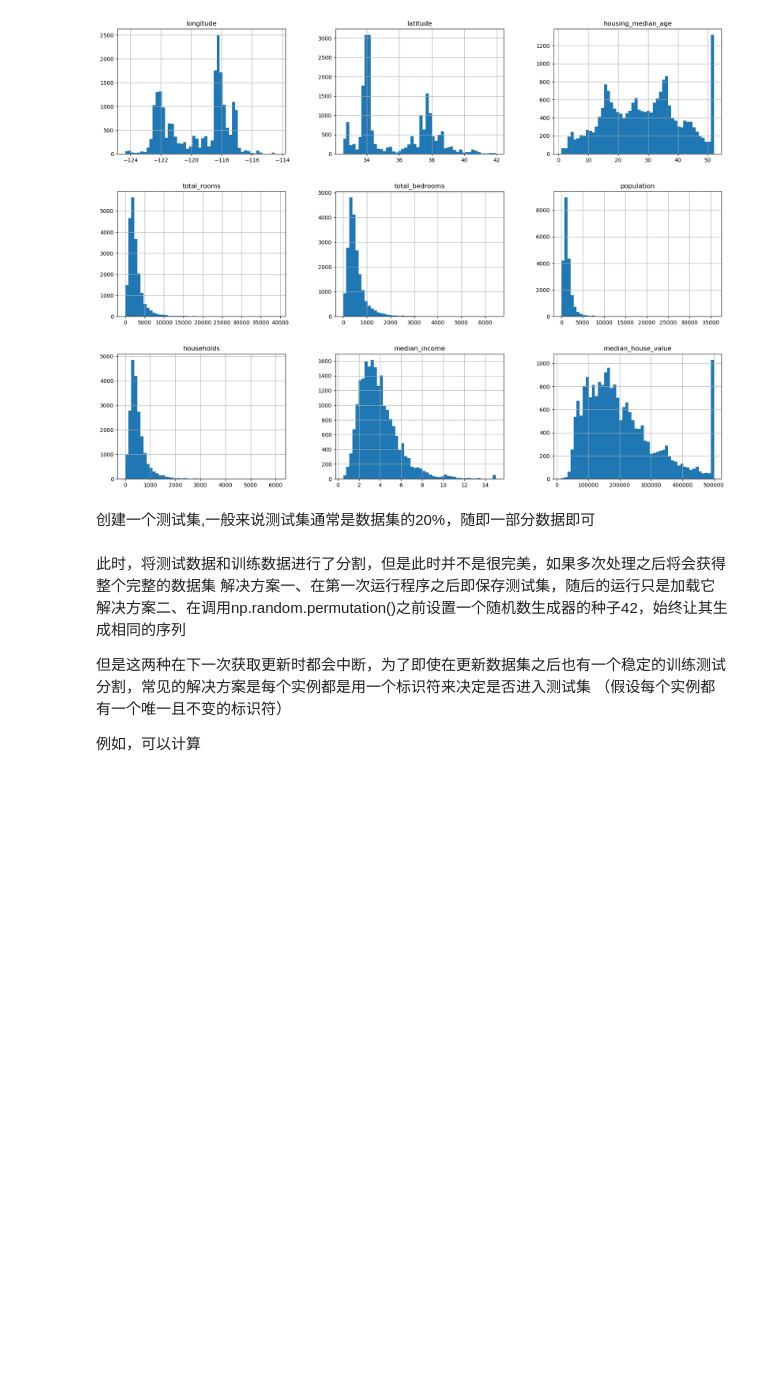
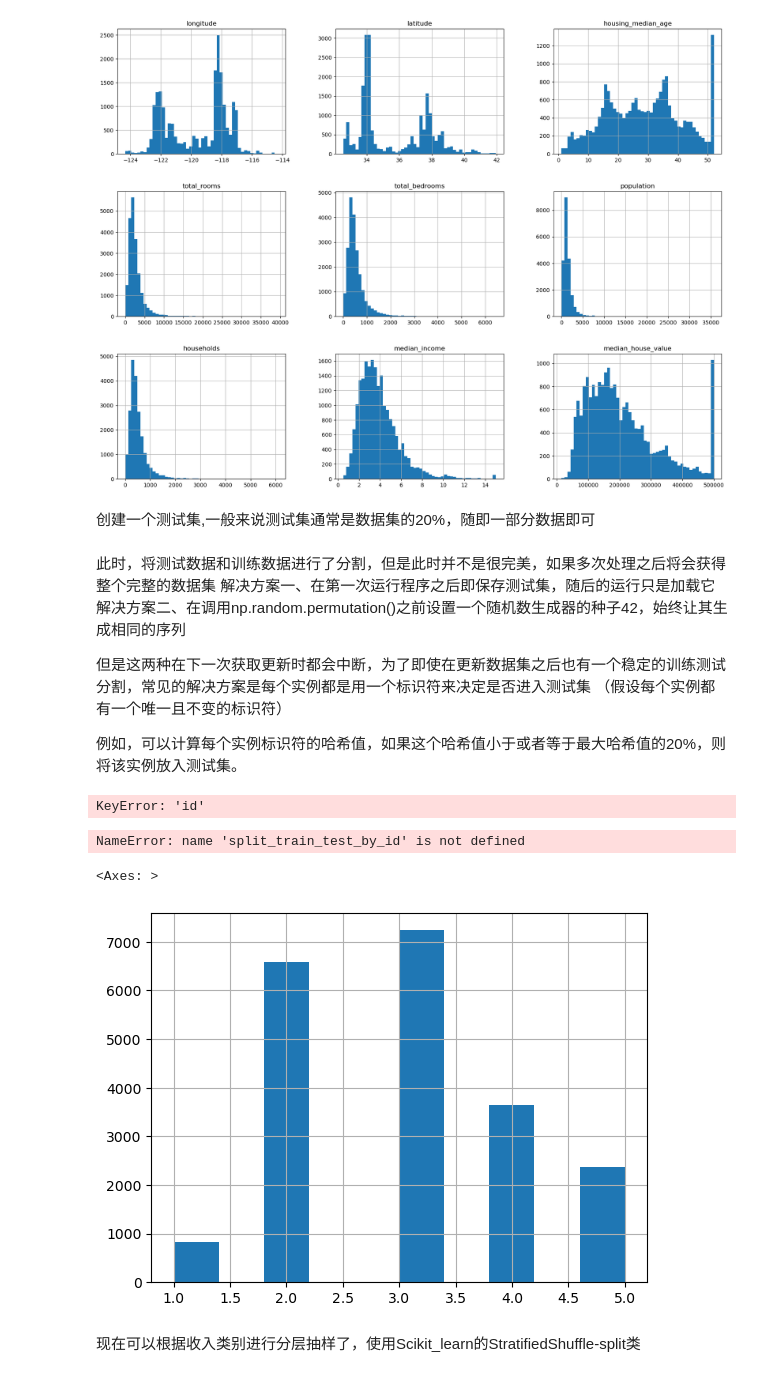
Before and after one commit to lijian181/dl, a Jupyter notebook: 2-housing.ipynb, the cells around one changed output. Drawn from its saved outputs; the diff is of its cells as text; code cells hidden in the pictures; blank space fills up the shorter version.

```diff
--- a/2-housing.ipynb
+++ b/2-housing.ipynb
@@ -104,4 +119,32 @@ def split_train_test(data):
 但是这两种在下一次获取更新时都会中断，为了即使在更新数据集之后也有一个稳定的训练测试分割，常见的解决方案是每个实例都是用一个标识符来决定是否进入测试集
 （假设每个实例都有一个唯一且不变的标识符）
 
-例如，可以计算
+例如，可以计算每个实例标识符的哈希值，如果这个哈希值小于或者等于最大哈希值的20%，则将该实例放入测试集。
+# %%
+# 实现方式如下
+from zlib import crc32
+
+
+def test_set_check(identifier):
+    return crc32(np.int64(identifier)) & 0xffffffff < 0x80000000 < 0.2 * 2 ** 32
+
+
+def split_train_test_by_id(data, test_ratio, id_column):
+    ids = data[id_column]
+    in_test_set = ids.apply(lambda id_: test_set_check(id_))
+    return data.loc[~in_test_set], data.loc[in_test_set]
+
+
+#最简单的方法就是使用某个唯一的键作为作为id
+housing_data_with_id = housing_data.reset_index()
+train_set, test_set = split_train_test_by_id(housing_data_with_id, 0.2, "id")
+# %% [output]
+KeyError: 'id'
+# %%
+
+#如果使用索引作为唯一标识符，需要确保在数据集的末尾添加新数据，并且不会删除任何行。
+#如果不可以，那么可以使用某个最稳定的特征作为唯一标识符。例如经纬度
+housing_with_id = housing_data["longitude"] * 1000 + housing_data["latitude"]
+train_set, test_set = split_train_test_by_id(housing_with_id, 0.2, "id")
+# %% [output]
+NameError: name 'split_train_test_by_id' is not defined
@@ -107,0 +156,11 @@ def split_train_test(data):
+# %%
+#尝试查看income的中位数直方图，大部分的收入中位数聚集在15000-60000
+# 在展示直方图的过程中，每一层都需要有足够多的实例，这是至关重要的
+housing_data["income_cat"] = pd.cut(housing_data["median_income"], bins=[0., 1.5, 3., 4.5, 6., np.inf],
+                                    labels=[1, 2, 3, 4, 5])
+housing_data["income_cat"].hist()
+# %% [output]
+<Axes: >
+[figure, added]
+# %% [markdown]
+现在可以根据收入类别进行分层抽样了，使用Scikit_learn的StratifiedShuffle-split类
```
Also changed, not shown: parts of 26 cells of this notebook, 2 other files.
